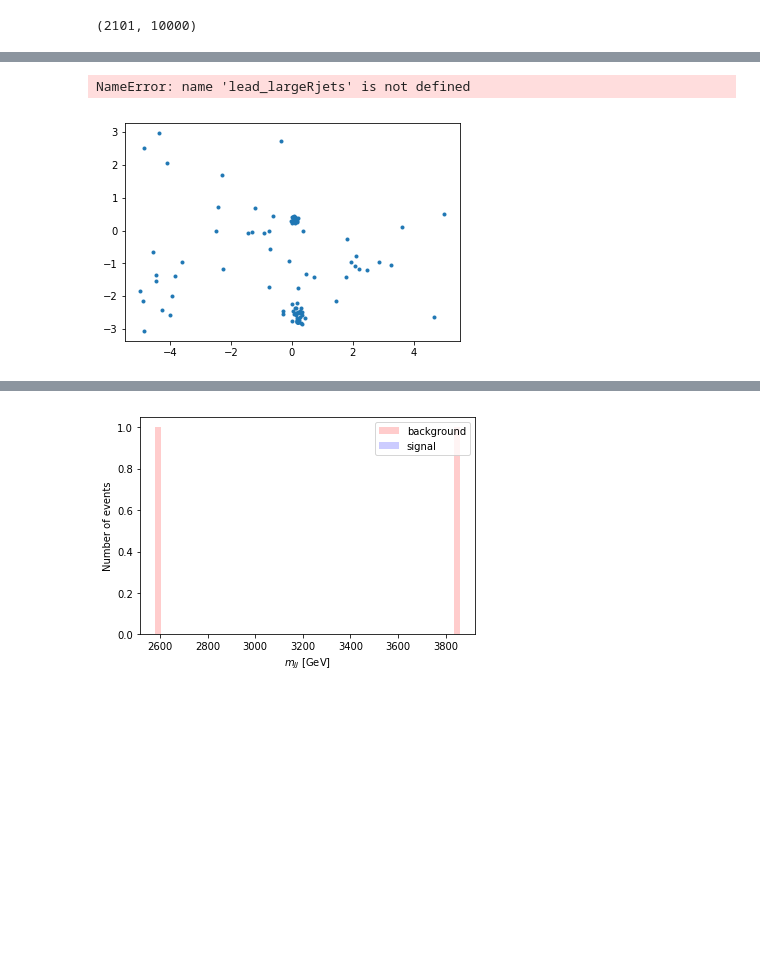
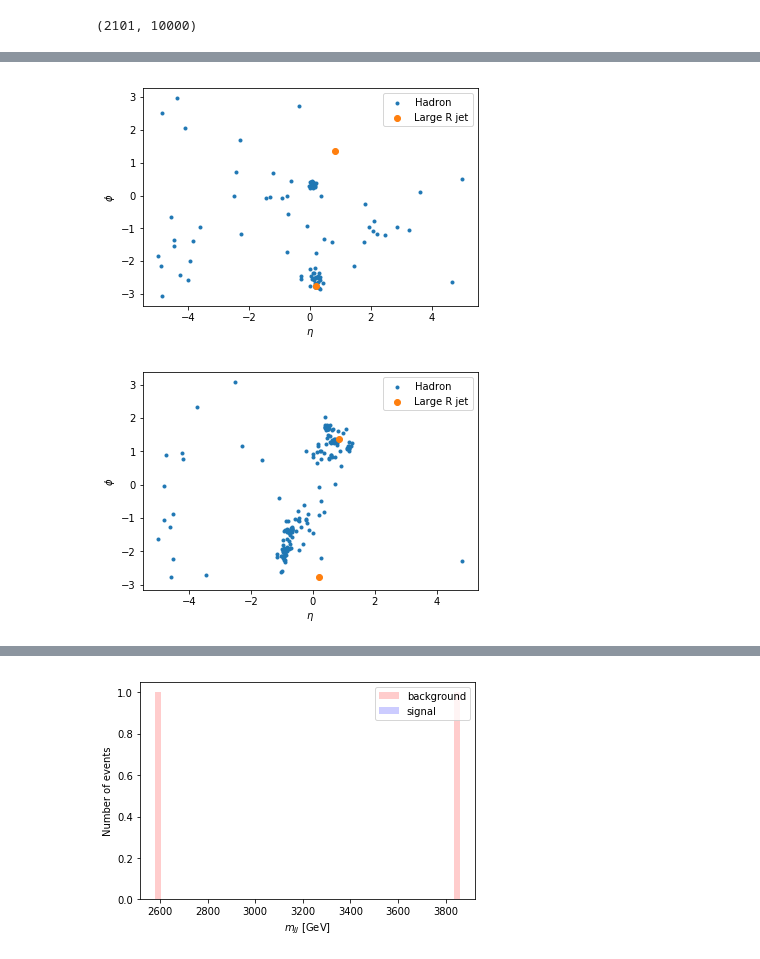
Before and after one commit to maxxrichard/LHCOlympics2020, a Jupyter notebook: notebook/LHCOlympics2020_pyjetexample.ipynb, the cells around one changed output, grey strips where cells are left out. Saved outputs shown, nothing was run; the diff lists cells and outputs as text; code cells hidden in the pictures; blank space fills up the shorter version.

```diff
--- a/notebook/LHCOlympics2020_pyjetexample.ipynb
+++ b/notebook/LHCOlympics2020_pyjetexample.ipynb
@@ -151,9 +146,5 @@ def getJet(alljets, index):
             jet[mytype]['phi'] += [alljets[mytype][ievt][index].phi]
     return jet
 
-# lead_largeRjets, sublead_largeRjets = getJet(all_largeRjets, 0), getJet(all_largeRjets, 1)
-# lead_smallRjets, sublead_smallRjets = getJet(all_smallRjets, 0), getJet(all_smallRjets, 1)
-# print(lead_largeRjets)
-# print(sublead_largeRjets)
-# print(lead_smallRjets)
-# print(sublead_smallRjets)
+lead_largeRjets, sublead_largeRjets = getJet(all_largeRjets, 0), getJet(all_largeRjets, 1)
+lead_smallRjets, sublead_smallRjets = getJet(all_smallRjets, 0), getJet(all_smallRjets, 1)
@@ -208,8 +195,7 @@ def plot_jet_area(all_hadrons_ghost = all_hadrons_ghost, all_largeRjets_ghost =
     plt.setp([a.get_yticklabels() for a in fig.axes[1:]], visible=False)
     fig.tight_layout()
 
-# print(len(all_hadrons_ghost['background'][0]), len(all_largeRjets_ghost['background'][0]), len(constituents_array))
-# print(len(all_hadrons['background'][0]), len(all_largeRjets['background'][0]))
-plot_jet_area(all_hadrons_ghost = all_hadrons_ghost, all_largeRjets_ghost = all_largeRjets_ghost, mytype = 'background', ievt = 0)
-# plot_jet_area(all_hadrons_ghost = all_hadrons, all_largeRjets_ghost = all_largeRjets, mytype = 'background', ievt = 0)
+for mytype in ['background','signal']:
+    for ievt in range(len(all_largeRjets_ghost[mytype])):
+        plot_jet_area(all_hadrons_ghost = all_hadrons_ghost, all_largeRjets_ghost = all_largeRjets_ghost, mytype = mytype, ievt = ievt)
 # %% [output]
@@ -289,28 +204,29 @@ AttributeError: 'numpy.void' object has no attribute 'constituents_array'
 # %%
 #Let's make some very simple plots.
 def plothadron():
     fig = plt.figure()
     ax = fig.add_subplot(1, 1, 1)
     n,b,p = plt.hist(pseudojets_input['eta'], bins=50, facecolor='r', alpha=0.2,label='background')
     plt.xlabel(r'$\eta$')
     plt.ylabel('Number of hadrons')
     plt.legend(loc='upper right')
 
-def plothadron2d():
+def plothadron2d(all_hadrons, mytype, ievt):
     fig = plt.figure()
     ax = fig.add_subplot(1, 1, 1)
-#     plt.hist2d(x=pseudojets_input['eta'], y=pseudojets_input['phi'], bins=50, facecolor='r', label='background')
-    plt.scatter(x=pseudojets_input['eta'], y=pseudojets_input['phi'], marker='.', label='Hadron')
-    plt.scatter(x=lead_largeRjets['background']['eta'], y=lead_largeRjets['background']['phi'], marker='o', label='Hadron')
+    plt.scatter(x=all_hadrons[mytype][ievt]['eta'], y=all_hadrons[mytype][ievt]['phi'], marker='.', label='Hadron')
+
+    plt.scatter(x=lead_largeRjets['background']['eta'], y=lead_largeRjets['background']['phi'], marker='o', label='Large R jet')
     plt.xlabel(r'$\eta$')
     plt.ylabel(r'$\phi$')
     plt.legend(loc='upper right')
 
-plothadron2d()
-print(len(pseudojets_input))
+for mytype in ['background','signal']:
+    for ievt in range(len(all_largeRjets_ghost[mytype])):
+        plothadron2d(all_hadrons, mytype, ievt)
 # %% [output]
-NameError: name 'lead_largeRjets' is not defined
-[figure, old version]
+[figure, new version]
+[figure, added]
 # %%
 #Let's make some very simple plots.
 fig = plt.figure()
```
Also changed, not shown: parts of 5 cells of this notebook.
